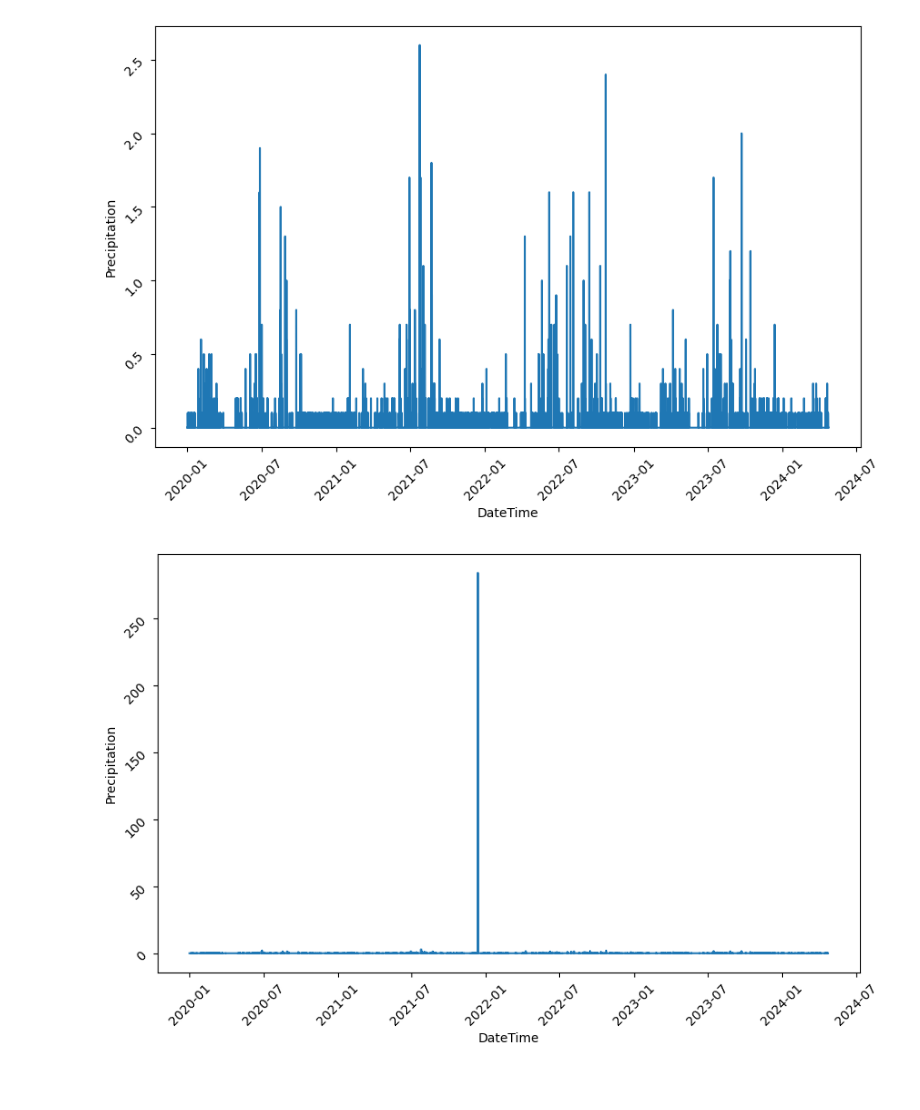
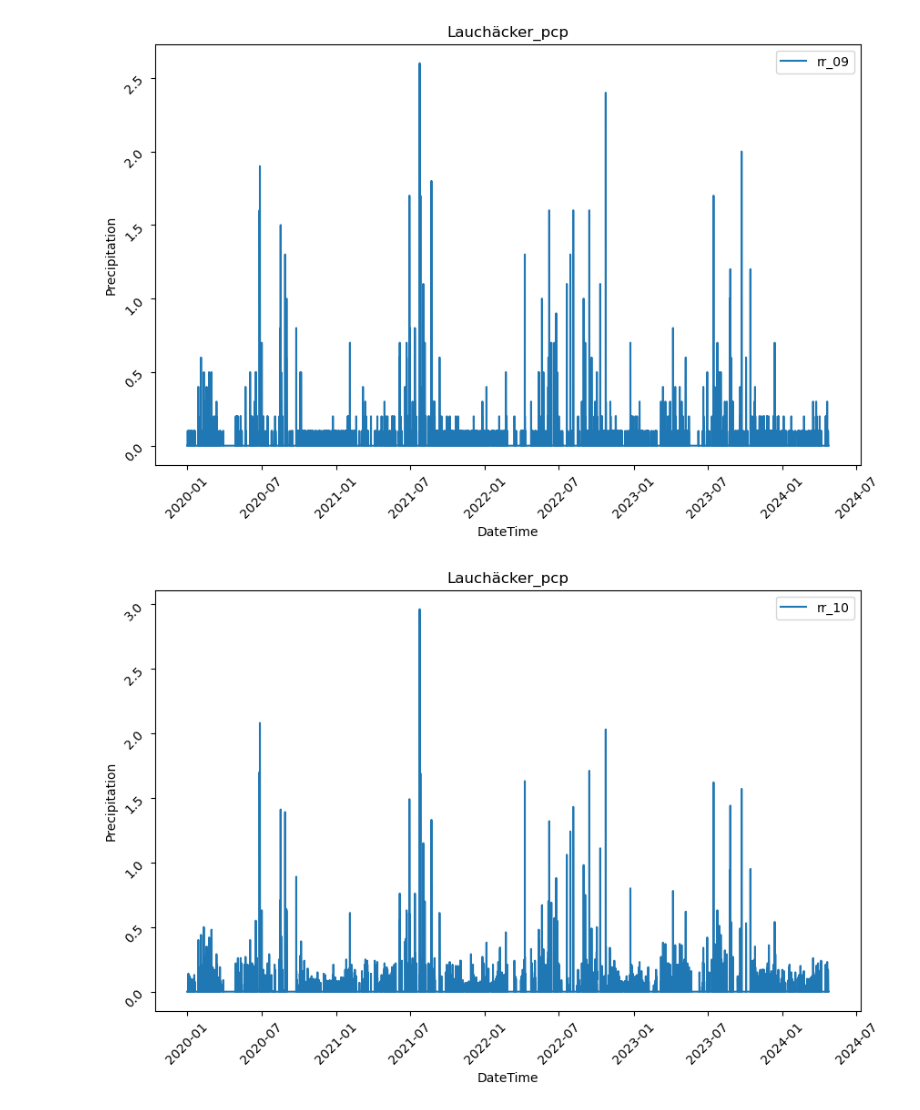
Before and after one commit to Nicholas202024/Hiwi_Code, a Jupyter notebook: plots.ipynb, the cells around one changed output. Saved outputs shown, nothing was run; the diff lists cells and outputs as text; code cells hidden in the pictures; blank space fills up the shorter version.

```diff
--- a/plots.ipynb
+++ b/plots.ipynb
@@ -75,13 +153,16 @@ plt.close()
 # %%
 fig, ax = plt.subplots(figsize=(10, 6))
 
-ax.plot(Raine_rtu.index, Raine_rtu['Niederschlagsmenge'], label='Raine')
-# ax.set_title('Precipitation Over Time')
+column = 'Niederschlagsmenge'
+
+ax.plot(Raine_rtu.index, Raine_rtu[column], label=column)
+ax.set_title('Raine')
 ax.set_xlabel('DateTime')
-ax.set_ylabel('Precipitation')
+ax.set_ylabel('Precipitation in [mm]')
 
 plt.xticks(rotation=45)
 plt.yticks(rotation=45)
+plt.legend()
 
 plt.show()
 plt.close()
@@ -90,15 +196,20 @@ plt.close()
+# %%
+L_pcp_rtu['rr_10'][L_pcp_rtu['rr_10'] == L_pcp_rtu['rr_10'].max()] = np.nan
+# %%
+L_pcp_rtu['rr_10'][L_pcp_rtu['rr_10'] == L_pcp_rtu['rr_10'].max()] = np.nan
 # %%
 for column in L_pcp_rtu.columns:
 
     fig, ax = plt.subplots(figsize=(10, 6))
 
-    ax.plot(L_pcp_rtu.index, L_pcp_rtu[column], label='L_pcp')
-    # ax.set_title('Precipitation Over Time')
+    ax.plot(L_pcp_rtu.index, L_pcp_rtu[column], label=column)
+    ax.set_title('Lauchäcker_pcp')
     ax.set_xlabel('DateTime')
     ax.set_ylabel('Precipitation')
 
     plt.xticks(rotation=45)
     plt.yticks(rotation=45)
+    plt.legend()
 
     plt.show()
     plt.close()
@@ -107,2 +218,2 @@ for column in L_pcp_rtu.columns:
-[figure, old version]
+[figure, new version]
-[figure, old version]
+[figure, new version]
```
Also changed, not shown: parts of 17 cells of this notebook, 2 other files.
